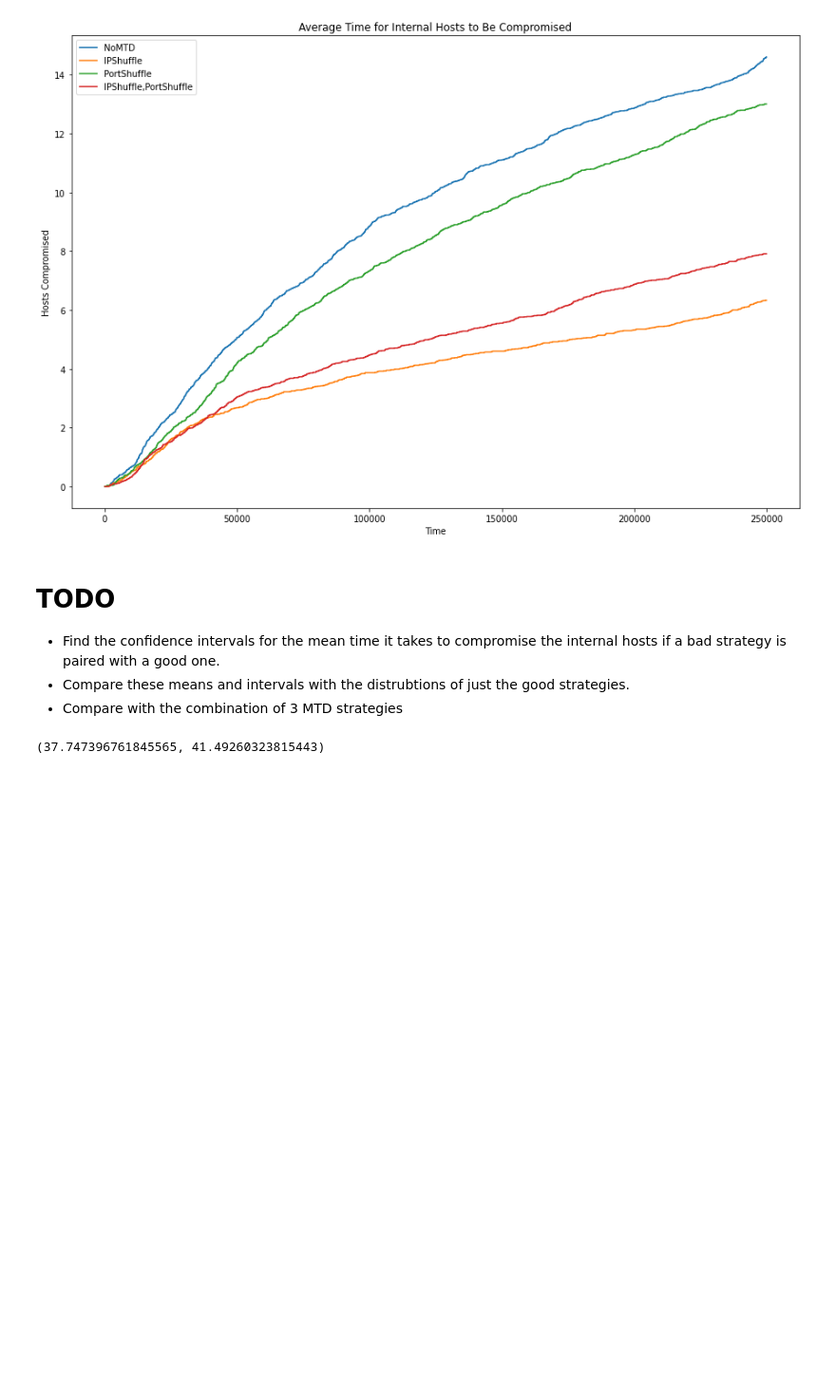
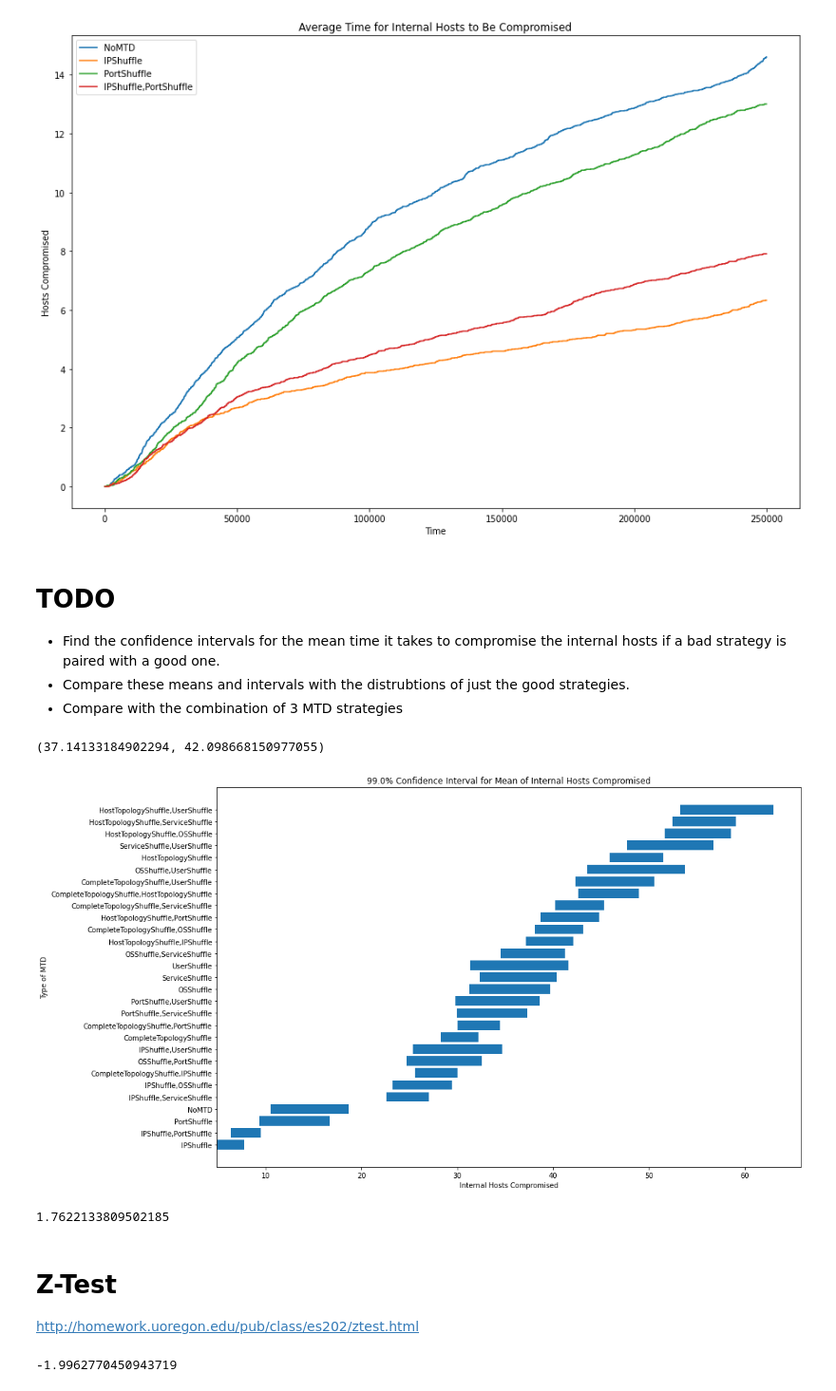
Before and after one commit to yuanyuan2000/MTDGame, a Jupyter notebook: research-analysis/analysis.ipynb, the cells around one changed output. Shown: that part at 95% size. Saved outputs shown, nothing was run; the diff lists cells and outputs as text; code cells hidden in the pictures; blank space fills up the shorter version.

Commit message:
Results used in seminar

```diff
--- a/research-analysis/analysis.ipynb
+++ b/research-analysis/analysis.ipynb
@@ -453,11 +458,62 @@ def confidence_interval_for_compromised_internal_hosts(df, mtd_strat, confidence
     return st.t.interval(confidence, len(not_exposed_events)-1, loc=np.mean(not_exposed_events), scale=st.sem(not_exposed_events))
 
 
-def mean_for_compromised_internal_hosts(df, mtd_strat, confidence):
+def mean_for_compromised_internal_hosts(df, mtd_strat):
     df_mtd = df.loc[df["Simulation Type"] == mtd_strat]
     not_exposed_events = parse_json_column_to_dataframe(df_mtd, "Host Compromises")["total not exposed events"].to_numpy()
     return np.mean(not_exposed_events)
+
+def standard_deviation_for_mean_compromised_internal_hosts(df, mtd_strat):
+    df_mtd = df.loc[df["Simulation Type"] == mtd_strat]
+    not_exposed_events = parse_json_column_to_dataframe(df_mtd, "Host Compromises")["total not exposed events"].to_numpy()
+    return np.divide(np.std(not_exposed_events), np.sqrt(len(not_exposed_events)))
 # %%
-confidence_interval_for_compromised_internal_hosts(combination2_results, "HostTopologyShuffle,IPShuffle", 0.95)
+confidence_interval_for_compromised_internal_hosts(combination2_results, "HostTopologyShuffle,IPShuffle", 0.99)
 # %% [output]
-(37.747396761845565, 41.49260323815443)
+(37.14133184902294, 42.098668150977055)
+# %%
+def compare_confidence_intervals(df, filter_mtd=["PortShuffle", "IPShuffle"], confidence=0.99):
+    mtd_types = df["Simulation Type"].unique()
+
+    if len(filter_mtd) > 0:
+        dataframes = []
+
+        for mtd_type in mtd_types:
+            for f_mtd in filter_mtd:
+                if f_mtd in mtd_type:
+                    dataframes.append(df.loc[df["Simulation Type"] == mtd_type])
+                elif len(mtd_type.split(',')) == 1:
+                    dataframes.append(df.loc[df["Simulation Type"] == mtd_type])
+        df = pd.concat(dataframes)
+
+    mtd_types = df["Simulation Type"].unique()
+    mtd_confs = []
+
+    for mtd_type in mtd_types:
+        conf_interval = confidence_interval_for_compromised_internal_hosts(df, mtd_type, confidence)
+        mean_hosts = mean_for_compromised_internal_hosts(df, mtd_type)
+        mtd_confs.append((mtd_type, conf_interval[0], conf_interval[1] - conf_interval[0], mean_hosts))
+
+
+    mtd_confs = sorted(mtd_confs, key = lambda x: x[3])
+    mtd_confs = np.array(mtd_confs)
+
+    fig, ax = plt.subplots(figsize=(15,10))
+
+    ax.barh(mtd_confs[:,0], np.array(mtd_confs[:,2],dtype=float),left=np.array(mtd_confs[:,1], dtype=float))
+    ax.set_title("{}% Confidence Interval for Mean of Internal Hosts Compromised".format(confidence*100))
+    ax.set_ylabel("Type of MTD")
+    ax.set_xlabel("Internal Hosts Compromised")
+# %%
+compare_confidence_intervals(combination2_results, filter_mtd=[])
+# %% [output]
+[figure, added]
+# %%
+standard_deviation_for_mean_compromised_internal_hosts(combination2_results, "IPShuffle,UserShuffle")
+# %% [output]
+1.7622133809502185
+# %% [markdown]
+
+# Z-Test
+
+http://homework.uoregon.edu/pub/class/es202/ztest.html
@@ -463,0 +530,4 @@ confidence_interval_for_compromised_internal_hosts(combination2_results, "HostTo
+# %%
+z_test_mean_internal_compromised(combination2_results, "IPShuffle", "IPShuffle,PortShuffle")
+# %% [output]
+-1.9962770450943719
```
Also changed, not shown: parts of 23 cells of this notebook, 10 other files.
